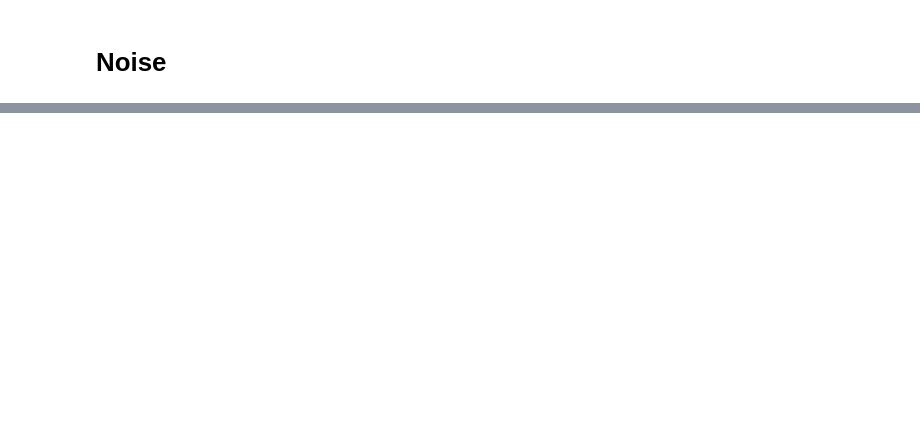
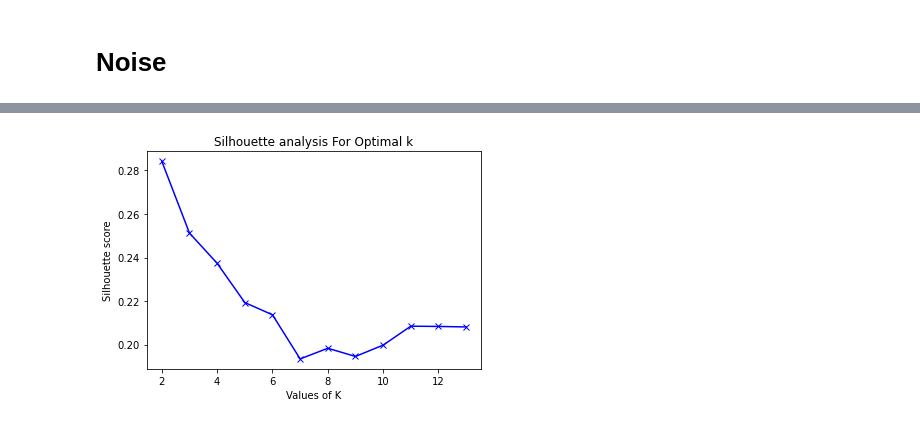
Before and after one commit to mgendr/LowJourney, a Jupyter notebook: Basic Version.ipynb, the cells around one changed output, grey strips where cells are left out. Saved outputs shown, nothing was run; the diff lists cells and outputs as text; code cells hidden in the pictures; blank space fills up the shorter version.

```diff
--- a/Basic Version.ipynb
+++ b/Basic Version.ipynb
@@ -146 +148,17 @@ Epoch 2/15
+# %%
+
+
+load_mode = True
+#load_mode = False
+
+if load_mode :
+
+    autoencoder = tf.keras.models.load_model(checkpoint_path)
+
+else :
+    hist = autoencoder.fit(x_train, x_train,
+                callbacks=[save_callback, early_stop_callback],
+                epochs=15,
+                shuffle=True,
+                validation_data=(x_test, x_test))
 # %%
@@ -199,0 +247,2 @@ for i in range(5) :
+# %%
+encoded_imgs_test = autoencoder.encoder(x_test).numpy()
@@ -199,0 +263,23 @@ for i in range(5) :
+# %%
+from sklearn.cluster import KMeans
+from sklearn.metrics import silhouette_score
+from sklearn.decomposition import PCA
+
+range_n_clusters = range(2,14)
+silhouette_avg = []
+for num_clusters in tqdm(range_n_clusters) :
+
+    # initialise kmeans
+    kmeans = KMeans(n_clusters=num_clusters)
+    kmeans.fit(encoded_imgs_test)
+    cluster_labels = kmeans.labels_
+    # silhouette score
+    silhouette_avg.append(silhouette_score(encoded_imgs_test, cluster_labels))
+
+plt.plot(range_n_clusters,silhouette_avg,"bx-")
+plt.xlabel("Values of K")
+plt.ylabel("Silhouette score")
+plt.title("Silhouette analysis For Optimal k")
+plt.show()
+# %% [output]
+[figure, added]
```
Also changed, not shown: parts of 12 cells of this notebook, 1 other file.
